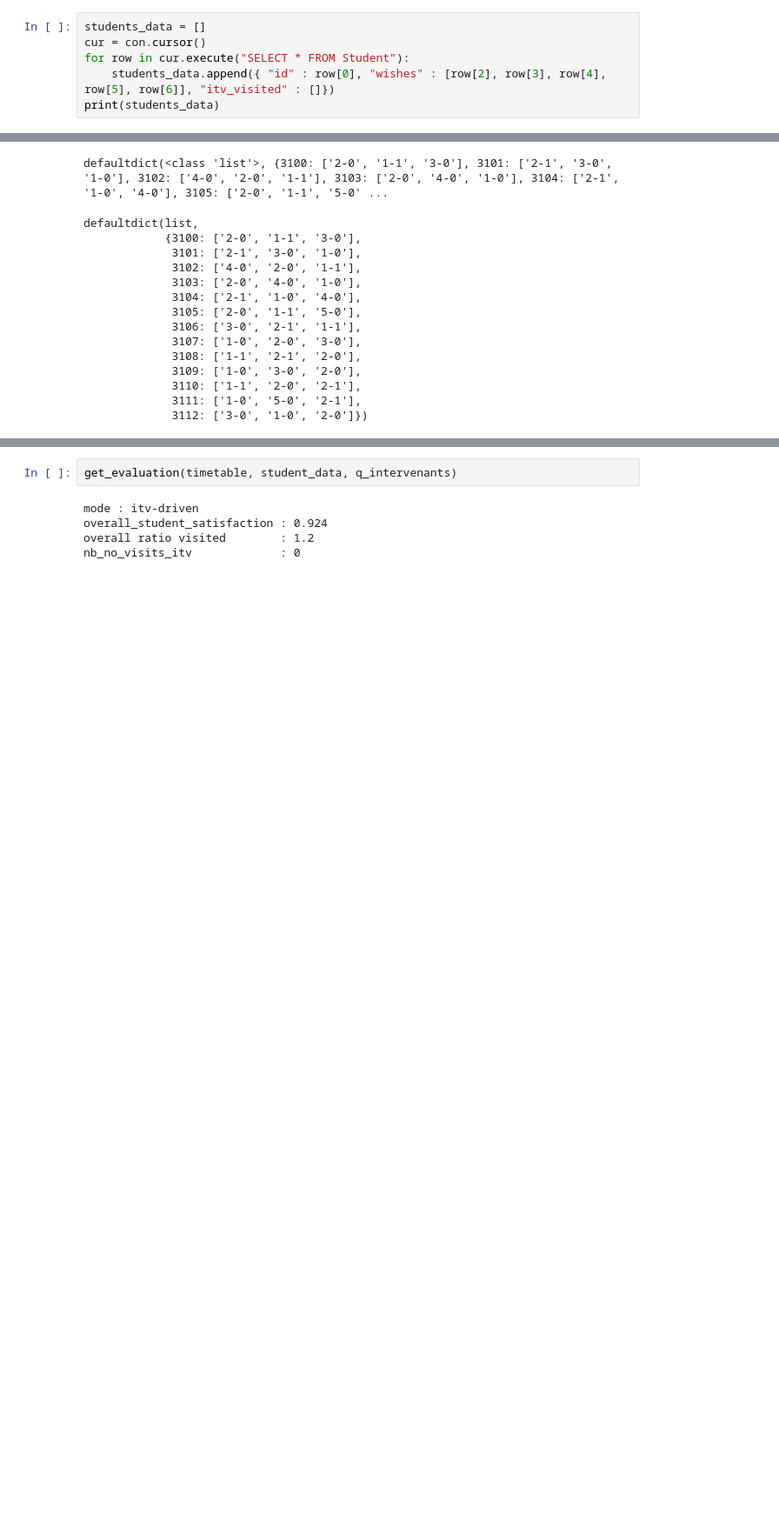
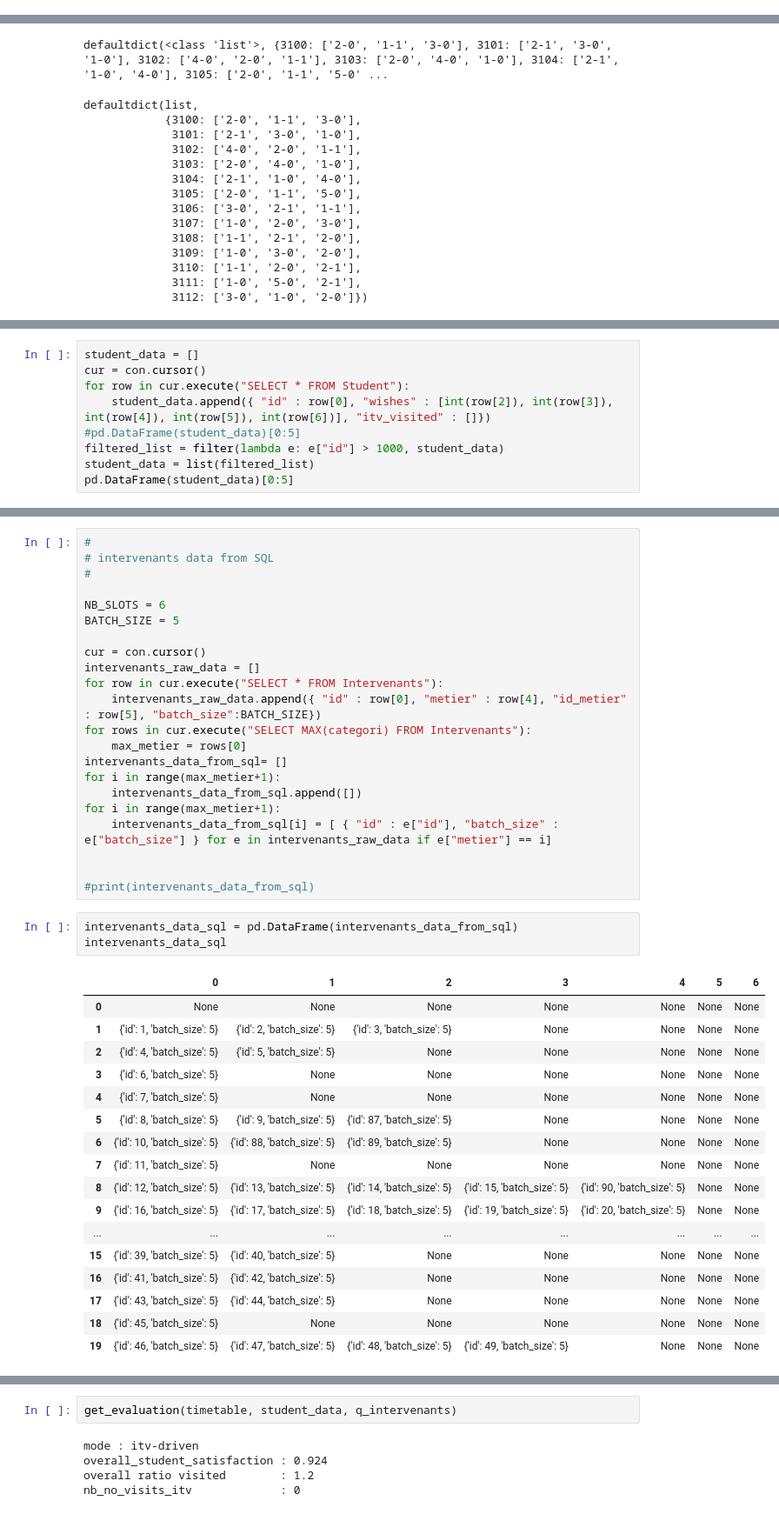
Before and after one commit to echollet/ForumDb, a Jupyter notebook: forum-20-itv-driven-sql.ipynb, the cells around one changed output, grey strips where cells are left out. Shown at 87% size. Saved outputs shown, nothing was run; the diff lists cells and outputs as text; blank space fills up the shorter version.

```diff
--- a/forum-20-itv-driven-sql.ipynb
+++ b/forum-20-itv-driven-sql.ipynb
@@ -68,6 +35,0 @@ for row in cur.execute("SELECT * FROM Intervenants"):
-# %%
-students_data = []
-cur = con.cursor()
-for row in cur.execute("SELECT * FROM Student"):
-    students_data.append({ "id" : row[0], "wishes" : [row[2], row[3], row[4], row[5], row[6]], "itv_visited" : []})
-print(students_data)
@@ -376,0 +333,9 @@ student_data = list(parsed.values())
+# %%
+student_data = []
+cur = con.cursor()
+for row in cur.execute("SELECT * FROM Student"):
+    student_data.append({ "id" : row[0], "wishes" : [int(row[2]), int(row[3]), int(row[4]), int(row[5]), int(row[6])], "itv_visited" : []})
+#pd.DataFrame(student_data)[0:5]
+filtered_list = filter(lambda e: e["id"] > 1000, student_data)
+student_data = list(filtered_list)
+pd.DataFrame(student_data)[0:5]
@@ -376,0 +352,43 @@ student_data = list(parsed.values())
+# %%
+#
+# intervenants data from SQL
+#
+
+NB_SLOTS = 6
+BATCH_SIZE = 5
+
+cur = con.cursor()
+intervenants_raw_data = []
+for row in cur.execute("SELECT * FROM Intervenants"):
+    intervenants_raw_data.append({ "id" : row[0], "metier" : row[4], "id_metier" : row[5], "batch_size":BATCH_SIZE})
+for rows in cur.execute("SELECT MAX(categori) FROM Intervenants"):
+    max_metier = rows[0]
+intervenants_data_from_sql= []
+for i in range(max_metier+1):
+    intervenants_data_from_sql.append([])
+for i in range(max_metier+1):
+    intervenants_data_from_sql[i] = [ { "id" : e["id"], "batch_size" : e["batch_size"] } for e in intervenants_raw_data if e["metier"] == i]
+
+
+#print(intervenants_data_from_sql)
+# %%
+intervenants_data_sql = pd.DataFrame(intervenants_data_from_sql)
+intervenants_data_sql
+# %% [output]
+|  | 0 | 1 | 2 | 3 | 4 | 5 | 6 |
+| 0 | None | None | None | None | None | None | None |
+| 1 | {'id': 1, 'batch_size': 5} | {'id': 2, 'batch_size': 5} | {'id': 3, 'batch_size': 5} | None | None | None | None |
+| 2 | {'id': 4, 'batch_size': 5} | {'id': 5, 'batch_size': 5} | None | None | None | None | None |
+| 3 | {'id': 6, 'batch_size': 5} | None | None | None | None | None | None |
+| 4 | {'id': 7, 'batch_size': 5} | None | None | None | None | None | None |
+| 5 | {'id': 8, 'batch_size': 5} | {'id': 9, 'batch_size': 5} | {'id': 87, 'batch_size': 5} | None | None | None | None |
+| 6 | {'id': 10, 'batch_size': 5} | {'id': 88, 'batch_size': 5} | {'id': 89, 'batch_size': 5} | None | None | None | None |
+| 7 | {'id': 11, 'batch_size': 5} | None | None | None | None | None | None |
+| 8 | {'id': 12, 'batch_size': 5} | {'id': 13, 'batch_size': 5} | {'id': 14, 'batch_size': 5} | {'id': 15, 'batch_size': 5} | {'id': 90, 'batch_size': 5} | None | None |
+| 9 | {'id': 16, 'batch_size': 5} | {'id': 17, 'batch_size': 5} | {'id': 18, 'batch_size': 5} | {'id': 19, 'batch_size': 5} | {'id': 20, 'batch_size': 5} | None | None |
+| ... | ... | ... | ... | ... | ... | ... | ... |
+| 15 | {'id': 39, 'batch_size': 5} | {'id': 40, 'batch_size': 5} | None | None | None | None | None |
+| 16 | {'id': 41, 'batch_size': 5} | {'id': 42, 'batch_size': 5} | None | None | None | None | None |
+| 17 | {'id': 43, 'batch_size': 5} | {'id': 44, 'batch_size': 5} | None | None | None | None | None |
+| 18 | {'id': 45, 'batch_size': 5} | None | None | None | None | None | None |
+| 19 | {'id': 46, 'batch_size': 5} | {'id': 47, 'batch_size': 5} | {'id': 48, 'batch_size': 5} | {'id': 49, 'batch_size': 5} | None | None | None |
```
Also changed, not shown: parts of 24 cells of this notebook, 2 other files.
